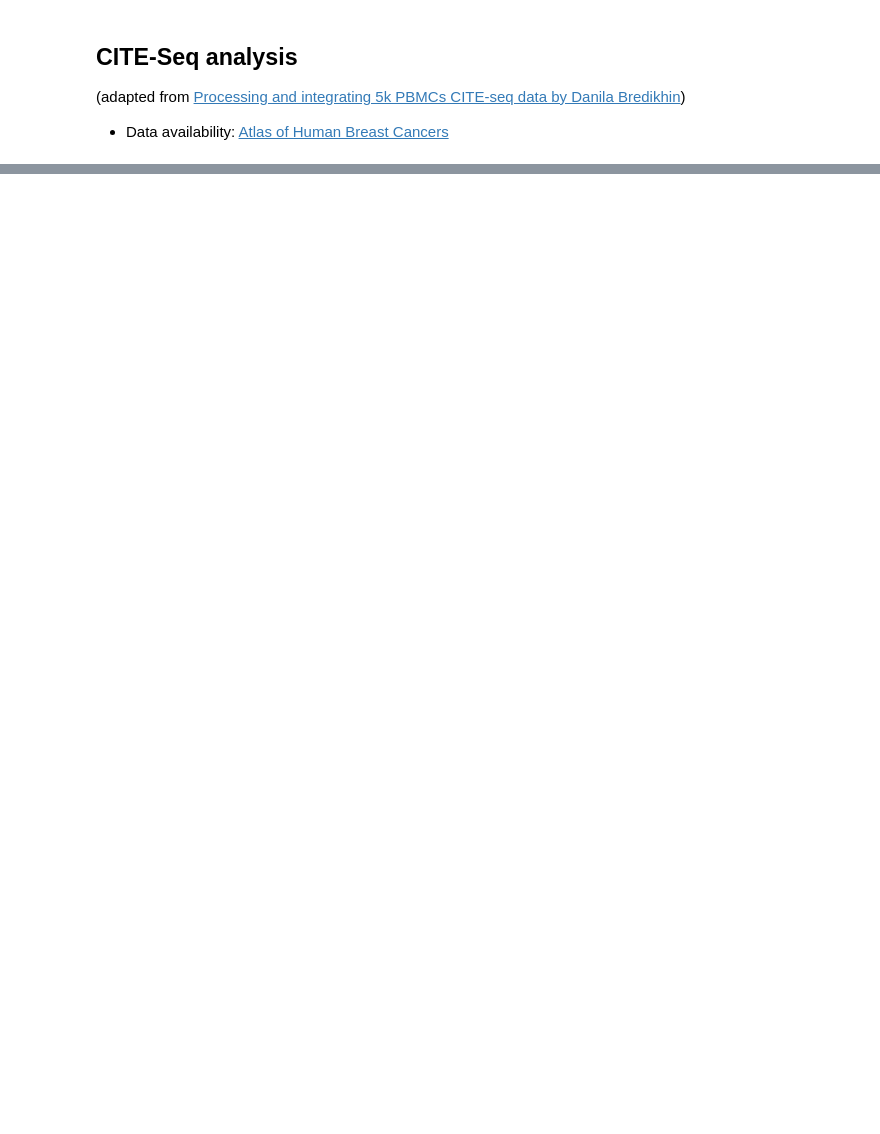
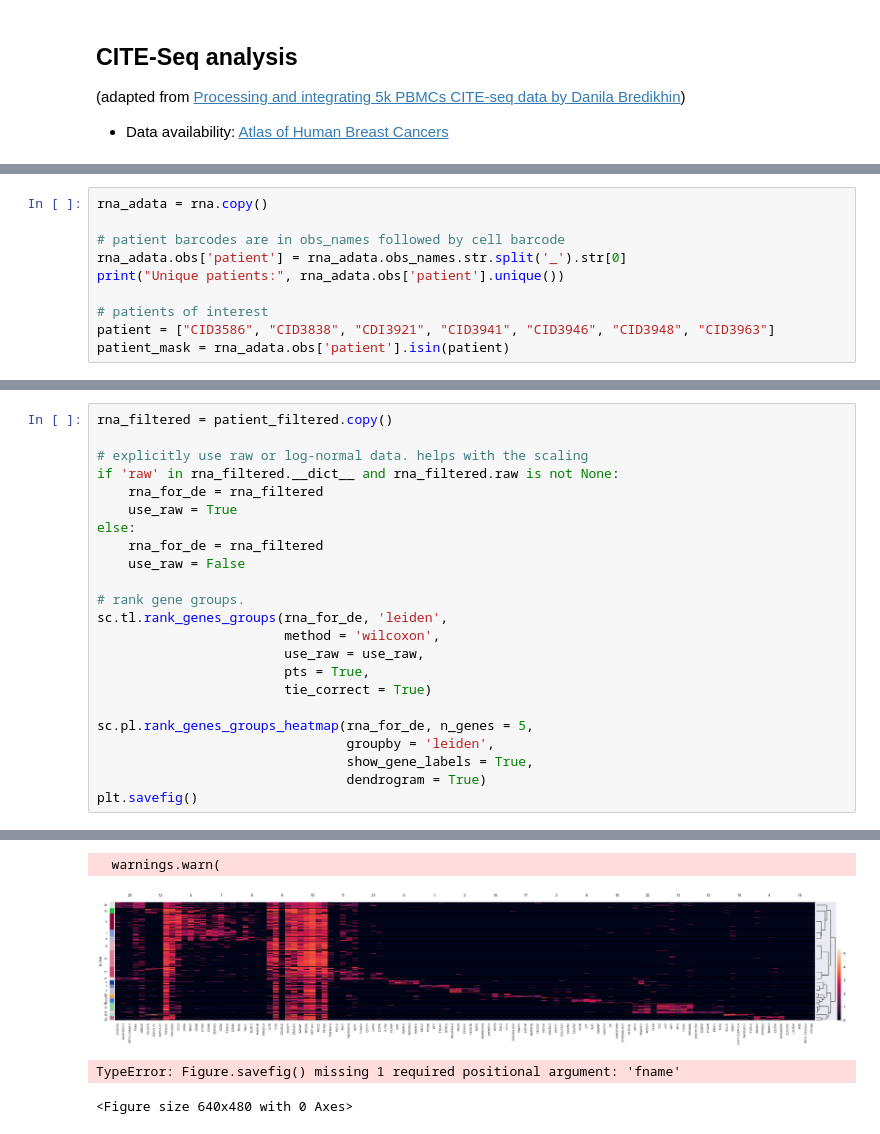
Before and after one commit to nwlodychak/cite_seq, a Jupyter notebook: src/cite_seq.ipynb, the cells around one changed output, grey strips where cells are left out. Cells and saved outputs as stored; diff of their text form; blank space fills up the shorter version.

Commit message:
expression data

```diff
--- a/src/cite_seq.ipynb
+++ b/src/cite_seq.ipynb
@@ -148,0 +17,10 @@ ValueError: The condensed distance matrix must contain only finite values.
+# %%
+rna_adata = rna.copy()
+
+# patient barcodes are in obs_names followed by cell barcode
+rna_adata.obs['patient'] = rna_adata.obs_names.str.split('_').str[0]
+print("Unique patients:", rna_adata.obs['patient'].unique())
+
+# patients of interest
+patient = ["CID3586", "CID3838", "CDI3921", "CID3941", "CID3946", "CID3948", "CID3963"]
+patient_mask = rna_adata.obs['patient'].isin(patient)
@@ -148,0 +67,24 @@ ValueError: The condensed distance matrix must contain only finite values.
+# %%
+rna_filtered = patient_filtered.copy()
+
+# explicitly use raw or log-normal data. helps with the scaling
+if 'raw' in rna_filtered.__dict__ and rna_filtered.raw is not None:
+    rna_for_de = rna_filtered
+    use_raw = True
+else:
+    rna_for_de = rna_filtered
+    use_raw = False
+
+# rank gene groups.
+sc.tl.rank_genes_groups(rna_for_de, 'leiden',
+                        method = 'wilcoxon',
+                        use_raw = use_raw,
+                        pts = True,
+                        tie_correct = True)
+
+sc.pl.rank_genes_groups_heatmap(rna_for_de, n_genes = 5,
+                                groupby = 'leiden',
+                                show_gene_labels = True,
+                                dendrogram = True)
+plt.savefig()
+# %% [output]
@@ -148,0 +92,4 @@ ValueError: The condensed distance matrix must contain only finite values.
+  warnings.warn(
+[figure, added]
+TypeError: Figure.savefig() missing 1 required positional argument: 'fname'
+<Figure size 640x480 with 0 Axes>
```
Also changed, not shown: parts of 21 cells of this notebook.
